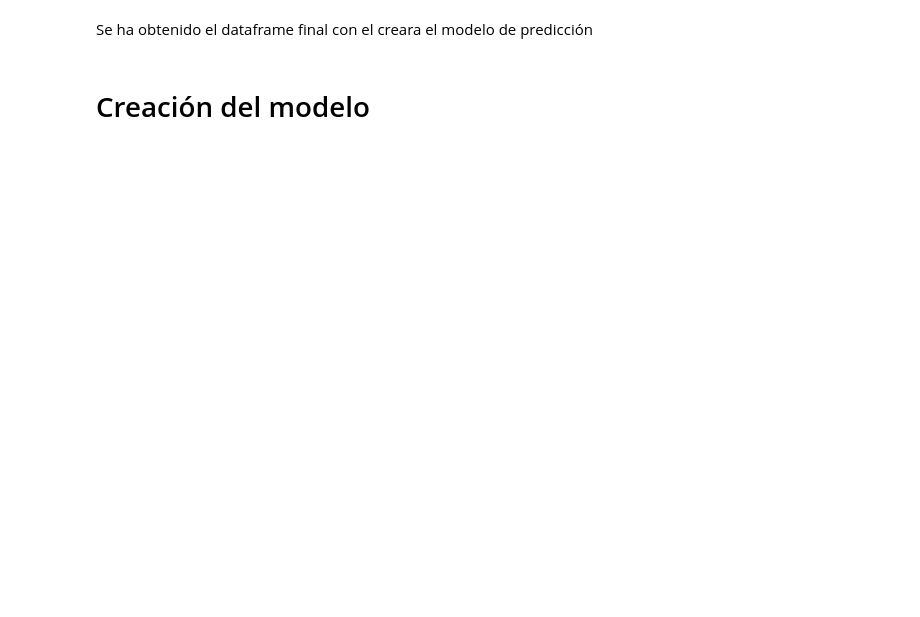
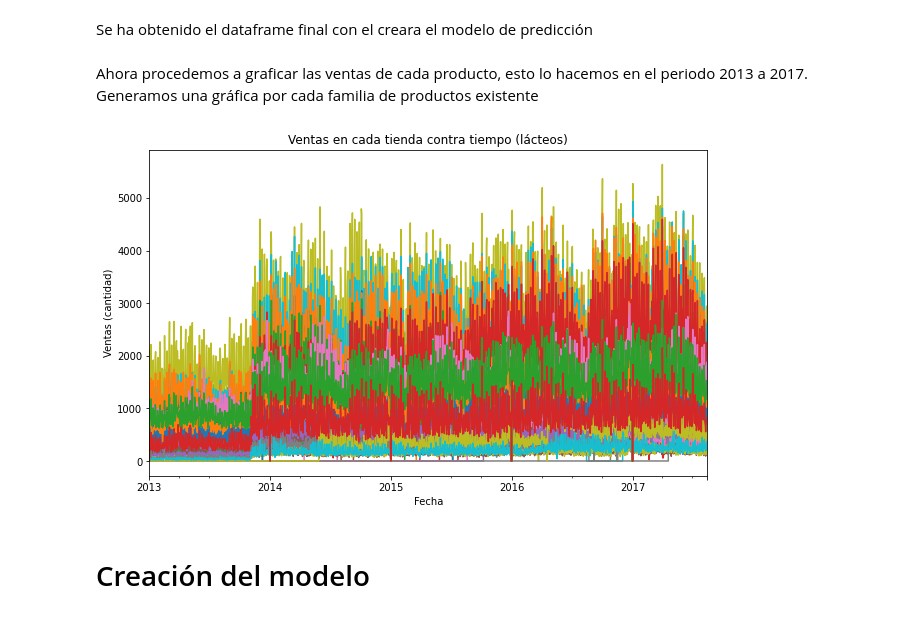
Before and after one commit to Cutberto/RetoStoreSales, a Jupyter notebook: reto-submission.ipynb, the cells around one changed output. Saved outputs shown, nothing was run; the diff lists cells and outputs as text; code cells hidden in the pictures; blank space fills up the shorter version.

```diff
--- a/reto-submission.ipynb
+++ b/reto-submission.ipynb
@@ -202,5 +244,19 @@ final_df_train['id'] = final_df_train['id'].astype(object)
 # %% [markdown]
 Se ha obtenido el dataframe final con el creara el modelo de predicción
+# %% [markdown]
+Ahora procedemos a graficar las ventas de cada producto, esto lo hacemos en el periodo 2013 a 2017.
+Generamos una gráfica por cada familia de productos existente
+# %%
+y = train.unstack(['store_nbr', 'family']).loc['2013':'2017']
+family = {c[2] for c in train.index}
+for f in family :
+    if (f == "DAIRY"):
+        ax = y.loc(axis = 1)['sales', :, f].plot(legend = None)
+        ax.set_ylabel("Ventas (cantidad)")
+        ax.set_xlabel("Fecha")
+        ax.set_title("Ventas en cada tienda contra tiempo (lácteos)")
+# %% [output]
+[figure, added]
 # %% [markdown]
 # Creación del modelo
 # %%
```
Also changed, not shown: parts of 107 cells of this notebook, 13 other files.
